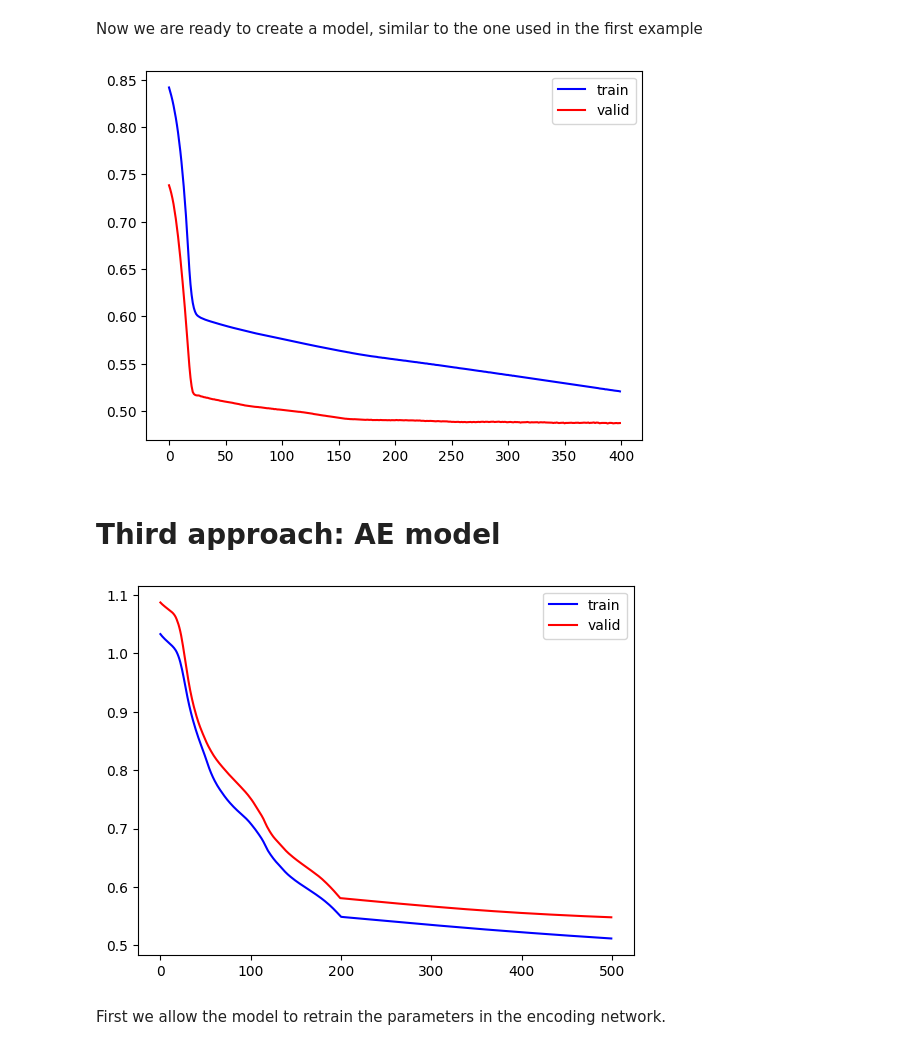
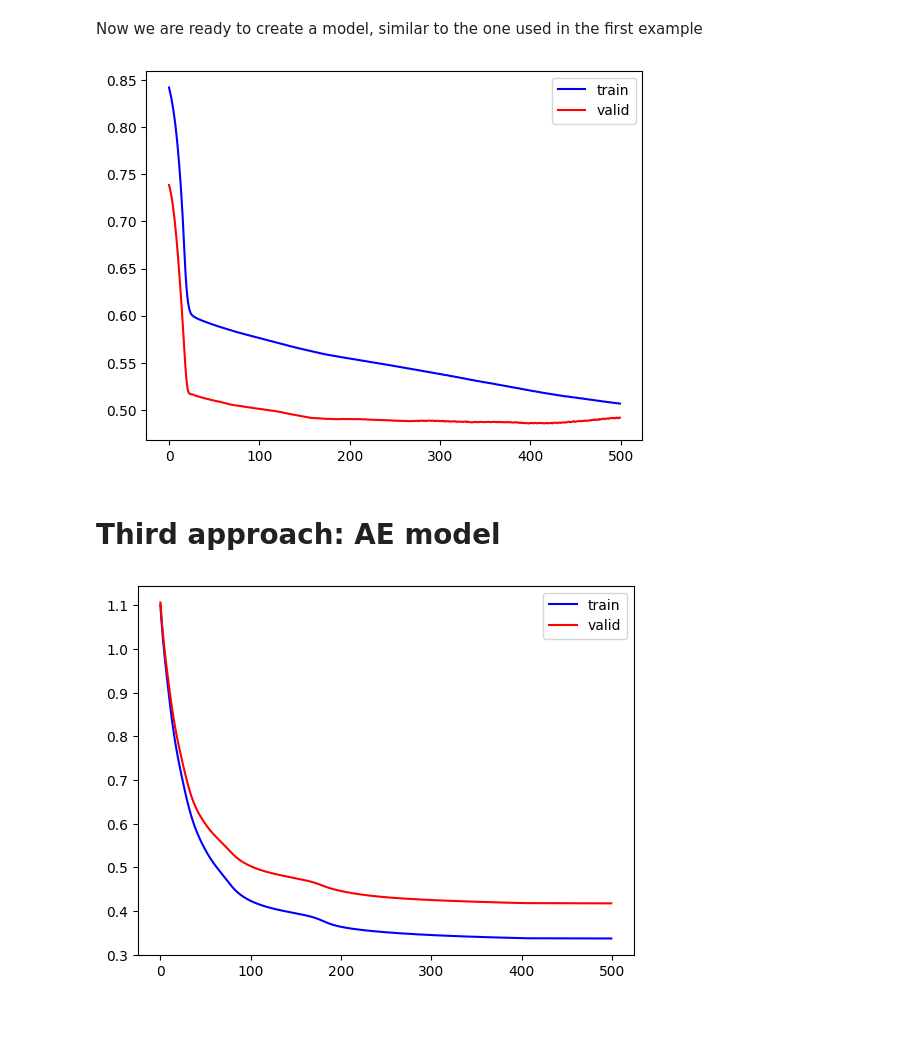
Before and after one commit to richardschattner/projects, a Jupyter notebook: 3_methods_compared.ipynb, the cells around one changed output. Cells and saved outputs as stored; diff of their text form; code cells hidden in the pictures; blank space fills up the shorter version.

```diff
--- a/3_methods_compared.ipynb
+++ b/3_methods_compared.ipynb
@@ -191,12 +188,14 @@ model_pca = pca_model()
 # %%
+model_pca = pca_model()
+
 optimizer = torch.optim.Adam(model_pca.parameters(), lr = 1e-4)
-m2_train, m2_val = train(model_pca, optimizer, 400, train_loader_pca, val_loader_pca, loss_fn)
+m2_train, m2_val = train(model_pca, optimizer, 500, train_loader_pca, val_loader_pca, loss_fn)
 
-plt.plot(range(400), m2_train, 'blue' , label = 'train')
-plt.plot(range(400), m2_val, 'red' , label = 'valid')
+plt.plot(range(500), m2_train, 'blue' , label = 'train')
+plt.plot(range(500), m2_val, 'red' , label = 'valid')
 plt.legend();
 # %% [output]
-[figure, old version]
+[figure, new version]
 # %% [markdown]
 # Third approach: AE model
 # %%
@@ -204,16 +203,18 @@ class AE(nn.Module):
     def __init__(self):
         super().__init__()
         self.encode = nn.Sequential(nn.Linear(11, 15),
-                                     nn.ReLU(),
+                                     nn.Tanh(),
+                                     nn.LayerNorm(normalized_shape= 15),
                                      nn.Linear(15, 10),
-                                     nn.ReLU(),
+                                     nn.Tanh(),
                                      nn.Linear(10, 7),
-                                     nn.ReLU()
+                                     nn.Tanh()
                                     )
         self.decode = nn.Sequential(nn.Linear(7, 10),
-                                     nn.ReLU(),
+                                     nn.Tanh(),
+                                     nn.LayerNorm(normalized_shape= 10),
                                      nn.Linear(10, 15),
-                                     nn.ReLU(),
+                                     nn.Tanh(),
                                      nn.Linear(15, 11),
                                      nn.Tanh()
                                     )
@@ -260,18 +261,18 @@ def train_ae(model, optimizer, epochs, train_loader, val_loader, loss_fn):
 # %%
 ae = AE()
 loss_fn_ae = nn.MSELoss()
 
 optimizer_ae = torch.optim.Adam(ae.parameters(), lr = 1e-4)
 ae_train, ae_val = train_ae(ae, optimizer_ae, 400, train_loader, val_loader, loss_fn_ae)
 #learning rate decay
 optimizer_ae = torch.optim.Adam(ae.parameters(), lr = 1e-5)
-ae_train2, ae_val2 = train_ae(ae, optimizer_ae, 300, train_loader, val_loader, loss_fn_ae)
+ae_train2, ae_val2 = train_ae(ae, optimizer_ae, 100, train_loader, val_loader, loss_fn_ae)
 
-plt.plot(range(700), ae_train + ae_train2, 'blue' , label = 'train')
-plt.plot(range(700), ae_val + ae_val2, 'red' , label = 'valid')
+plt.plot(range(500), ae_train + ae_train2, 'blue' , label = 'train')
+plt.plot(range(500), ae_val + ae_val2, 'red' , label = 'valid')
 plt.legend();
 # %% [output]
-[figure, old version]
+[figure, new version]
 # %%
 class Model_AE(nn.Module):
     def __init__(self):
@@ -289,5 +290,3 @@ class Model_AE(nn.Module):
         x = F.relu(self.ff3(x))
         x = F.tanh(self.ff4(x))
         return x
-# %% [markdown]
-First we allow the model to retrain the parameters in the encoding network.
```
Also changed, not shown: parts of 12 cells of this notebook.
